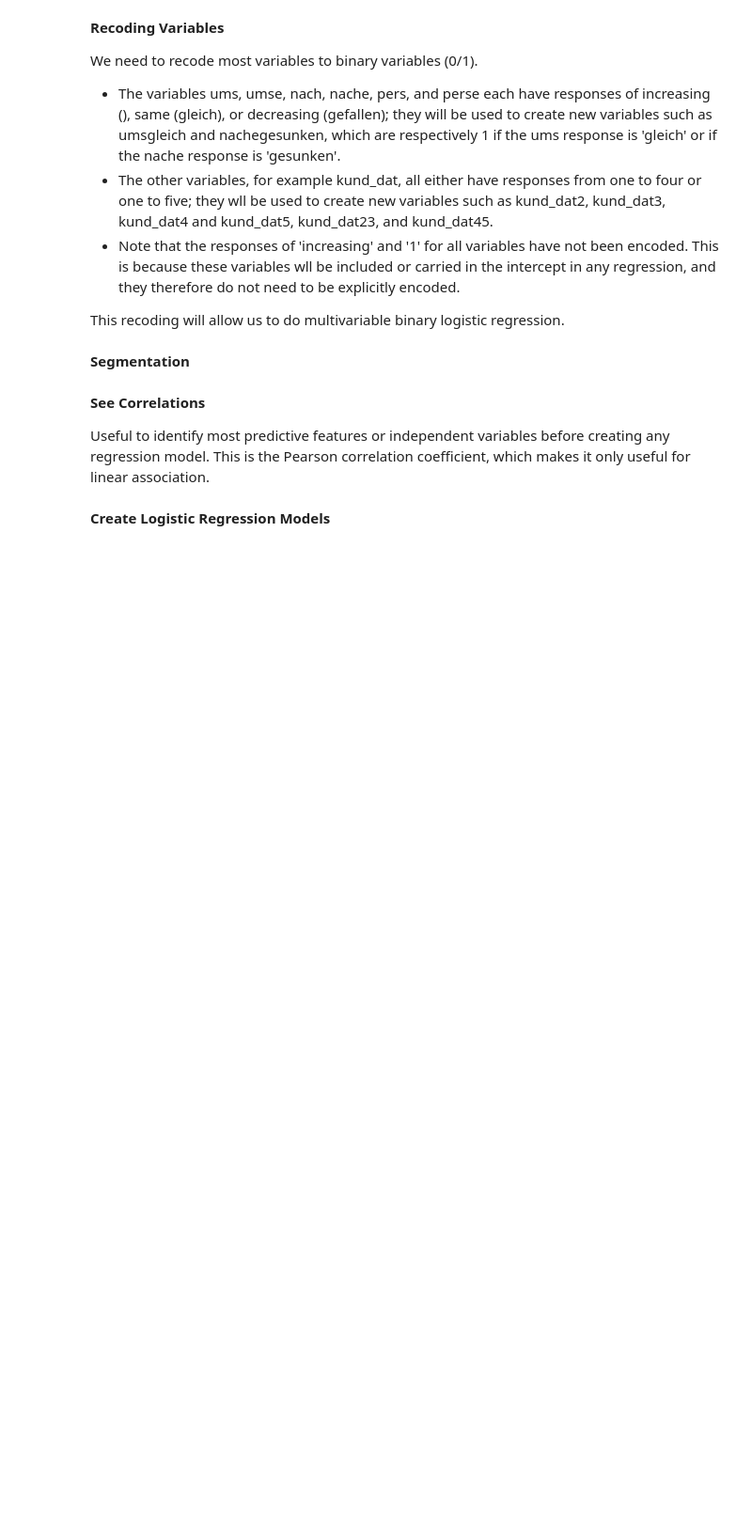
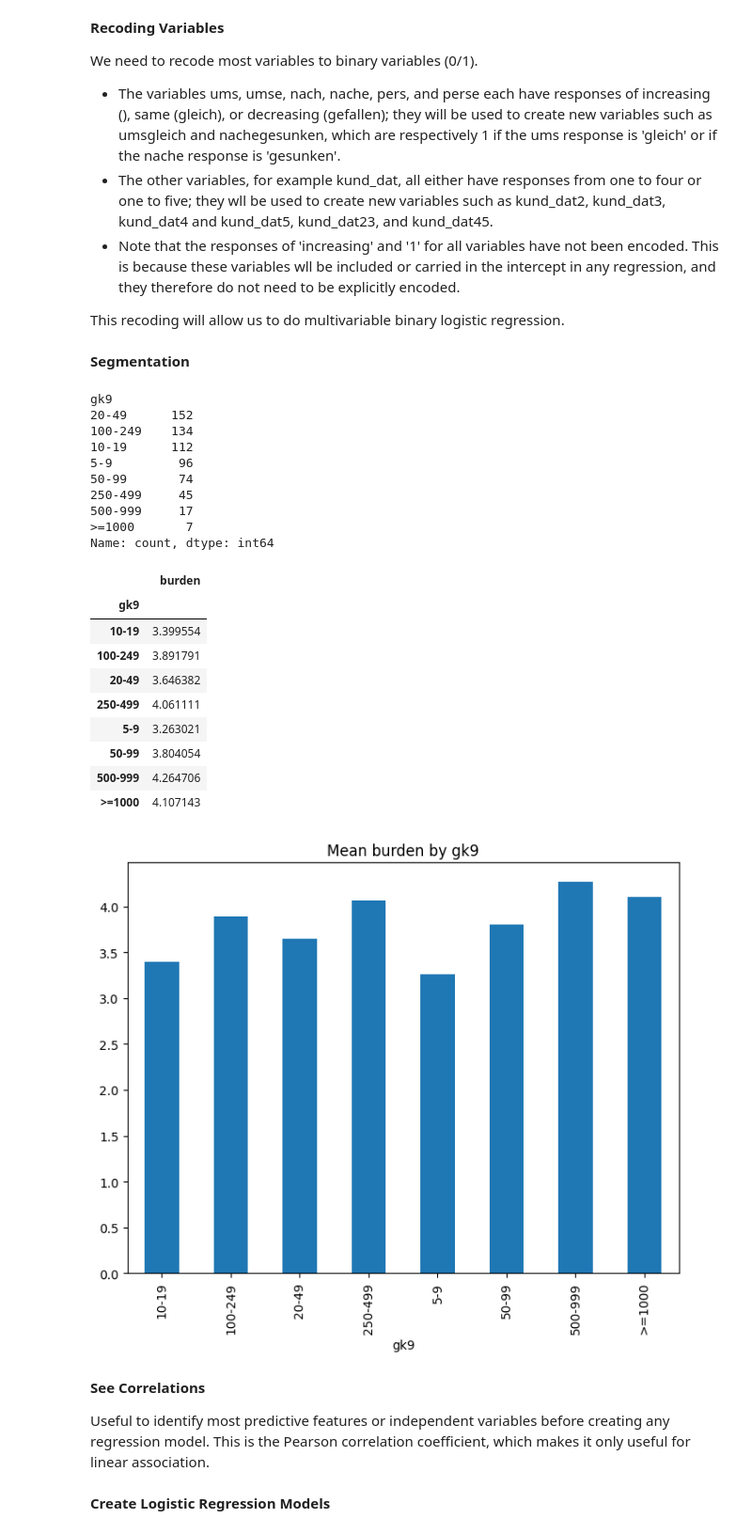
Before and after one commit to Hariaksha/gdpr, a Jupyter notebook: code/firm-response-analysis.ipynb, the cells around one changed output. Shown at 94% size. Cells and saved outputs as stored; diff of their text form; code cells hidden in the pictures; blank space fills up the shorter version.

```diff
--- a/code/firm-response-analysis.ipynb
+++ b/code/firm-response-analysis.ipynb
@@ -13,7 +13,7 @@ from sklearn.metrics import confusion_matrix, classification_report, accuracy_sc
 from sklearn.decomposition import PCA
 # %%
 # Read in data into new dataframe
-df = pd.read_csv("/Users/hariaksha/Documents/GitHub/gdpr/data/welle120_aufbereitet.csv")
+df = pd.read_excel("/Users/hariaksha/Documents/GitHub/gdpr/data/welle120_aufbereitet.xlsx")
 # %%
 print(f"Total number of rows in dataframe: {len(df)}")
 
@@ -463,15 +475,37 @@ print("Expected frequencies:\n", expected)
 # %% [markdown]
 **Segmentation**
 # %%
-segmenter = 'si_speich'
-col_of_interest = 'erf_speich'
+segmenter = 'gk9'
+col_of_interest = 'burden'
 
-print(df_clean['si_speich'].value_counts())
+print(df_clean[segmenter].value_counts())
 
 grouped = df_clean.groupby(segmenter)
 grouped[col_of_interest].mean().plot(kind='bar', figsize=(8, 6))
 plt.title(f'Mean {col_of_interest} by {segmenter}')
 df_clean.pivot_table(index=segmenter, values=col_of_interest, aggfunc='mean')
+# %% [output]
+gk9
+20-49      152
+100-249    134
+10-19      112
+5-9         96
+50-99       74
+250-499     45
+500-999     17
+>=1000       7
+Name: count, dtype: int64
+|  | burden |
+| gk9 |  |
+| 10-19 | 3.399554 |
+| 100-249 | 3.891791 |
+| 20-49 | 3.646382 |
+| 250-499 | 4.061111 |
+| 5-9 | 3.263021 |
+| 50-99 | 3.804054 |
+| 500-999 | 4.264706 |
+| >=1000 | 4.107143 |
+[figure, added]
 # %% [markdown]
 **See Correlations**
 
```
Also changed, not shown: parts of 8 cells of this notebook, 2 other files.
